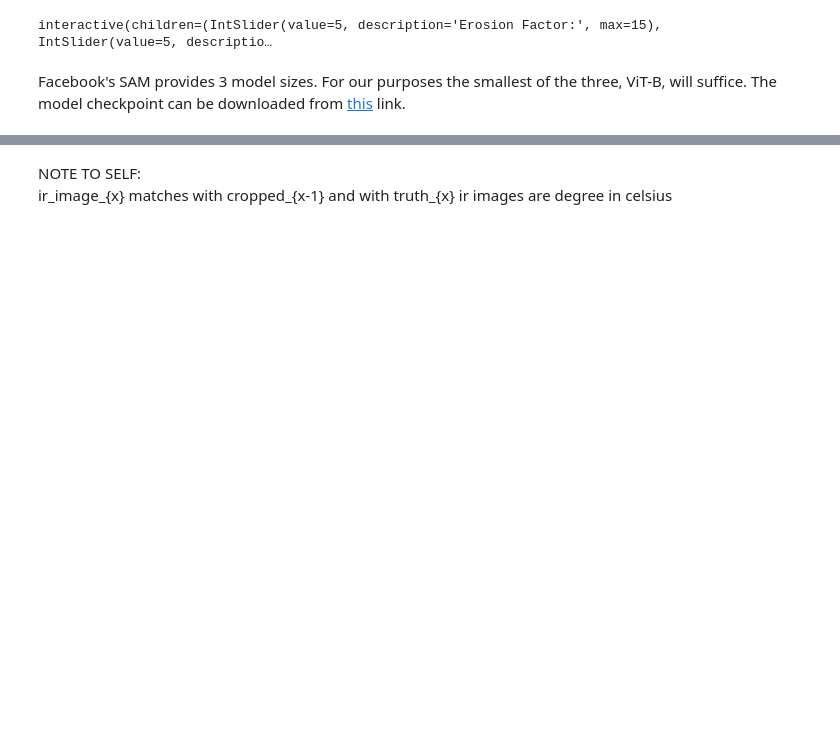
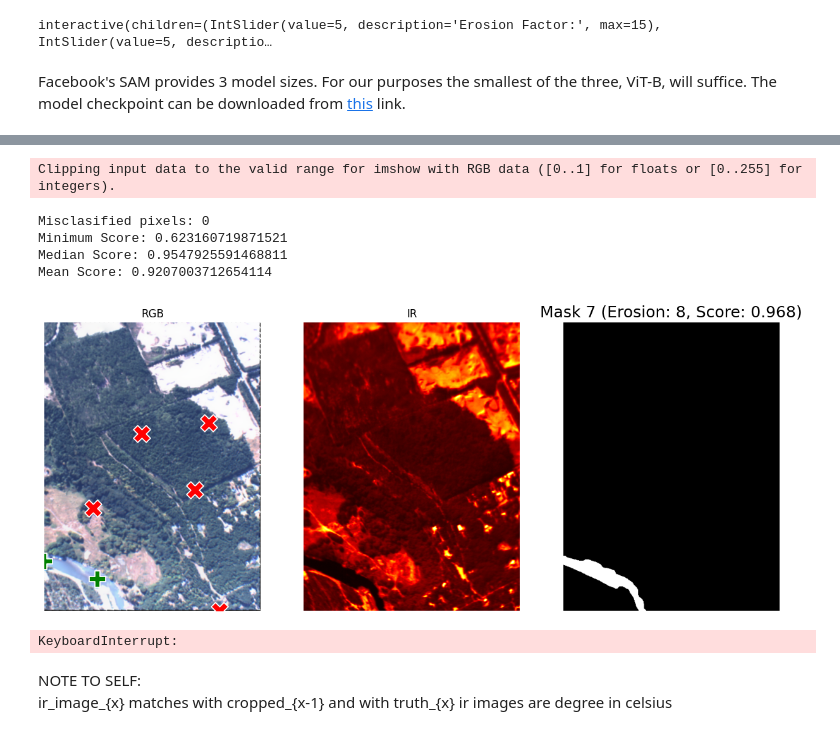
Before and after one commit to StefanTodoran/elwha-segmentation, a Jupyter notebook: book/chapters/masking.ipynb, the cells around one changed output, grey strips where cells are left out. Drawn from its saved outputs; the diff is of its cells as text; code cells hidden in the pictures; blank space fills up the shorter version.

```diff
--- a/book/chapters/masking.ipynb
+++ b/book/chapters/masking.ipynb
@@ -777,8 +782,21 @@ Error rate: 1.69%
 # %%
-for sample_idx in range(50):
-  datapoint = all_data[sample_idx]
+for sample_idx in range(len(data)):
+  datapoint = data[sample_idx]
   best_mask, control_points, best_values = bestOfMultiRoundPrediction(datapoint["predict"], 15, range(0, 10, 1))
   visualizeMaskAccuracy(datapoint, best_mask, control_points, best_values, has_ground_truth=False)
+
+# for sample_idx in range(50):
+#   datapoint = all_data[sample_idx]
+#   best_mask, control_points, best_values = bestOfMultiRoundPrediction(datapoint["predict"], 15, range(0, 10, 1))
+#   visualizeMaskAccuracy(datapoint, best_mask, control_points, best_values, has_ground_truth=False)
+# %% [output]
+Clipping input data to the valid range for imshow with RGB data ([0..1] for floats or [0..255] for integers).
+Misclasified pixels: 0
+Minimum Score: 0.623160719871521
+Median Score: 0.9547925591468811
+Mean Score: 0.9207003712654114
+[figure, added]
+KeyboardInterrupt:
 # %%
 # model = predictor.features
 
```
Also changed, not shown: parts of 10 cells of this notebook.
